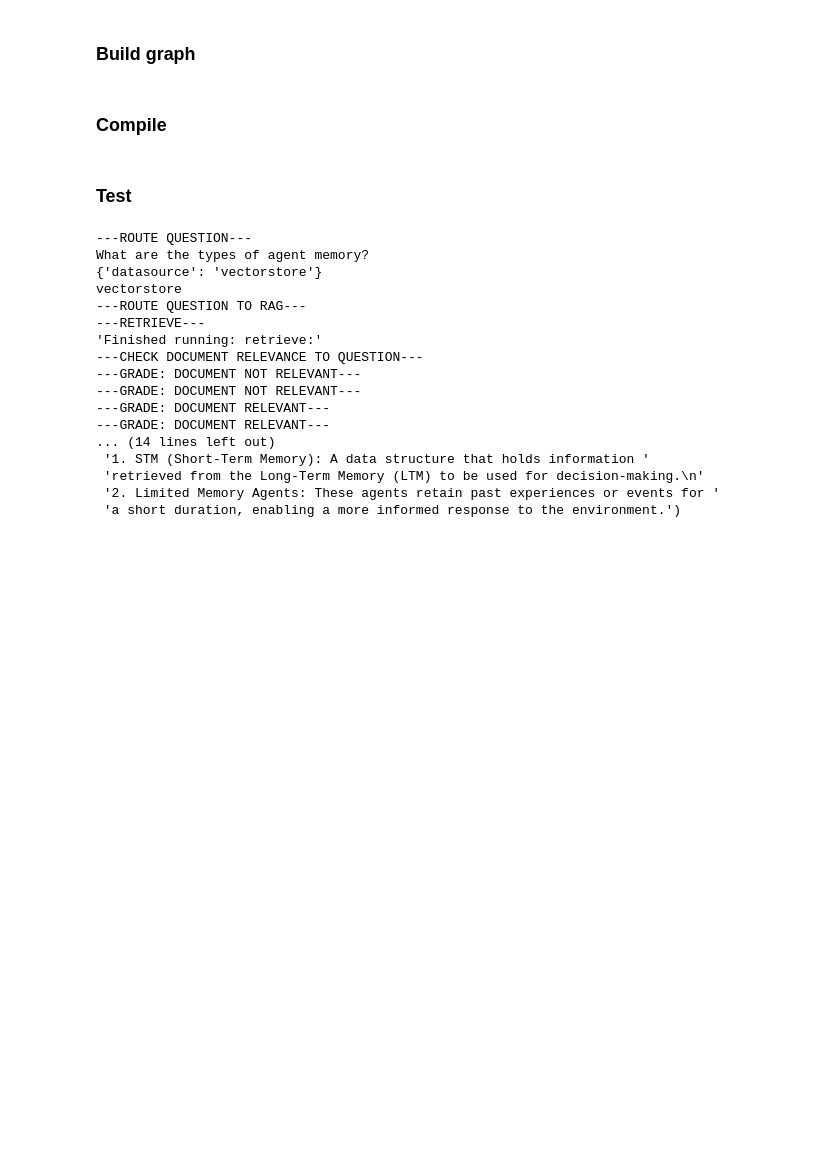
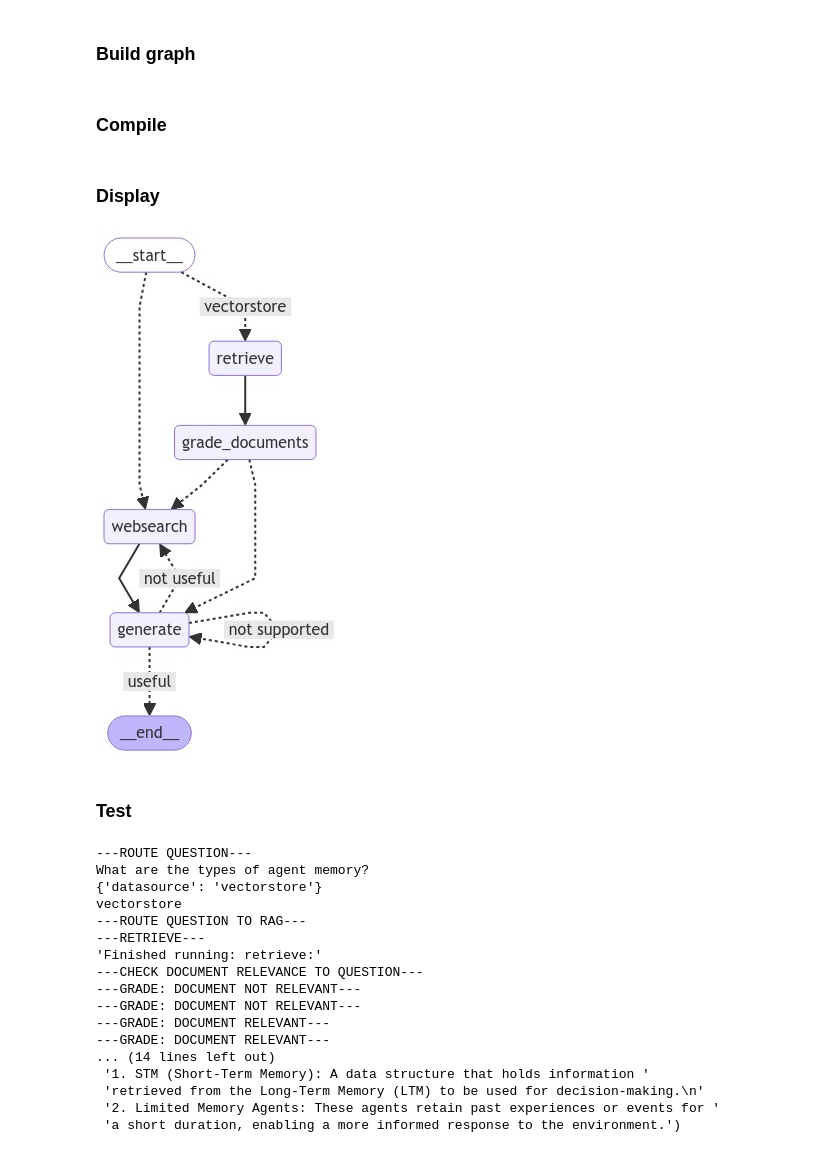
Before and after one commit to sw-woo/langchain-python-basic, a Jupyter notebook: langGraph-agentRag/langGraph-Rag-agent-llama3.1.ipynb, the cells around one changed output. Cells and saved outputs as stored; diff of their text form; code cells hidden in the pictures; blank space fills up the shorter version.

Commit message:
fix:langGraph llama3.1

```diff
--- a/langGraph-agentRag/langGraph-Rag-agent-llama3.1.ipynb
+++ b/langGraph-agentRag/langGraph-Rag-agent-llama3.1.ipynb
@@ -475,6 +475,13 @@ workflow.add_conditional_edges(
 ### Compile
 # %%
 app = workflow.compile()
+# %% [markdown]
+### Display
+# %%
+from IPython.display import Image, display
+display(Image(app.get_graph(xray=True).draw_mermaid_png()))
+# %% [output]
+[figure, added]
 # %% [markdown]
 ### Test
 # %%
```
